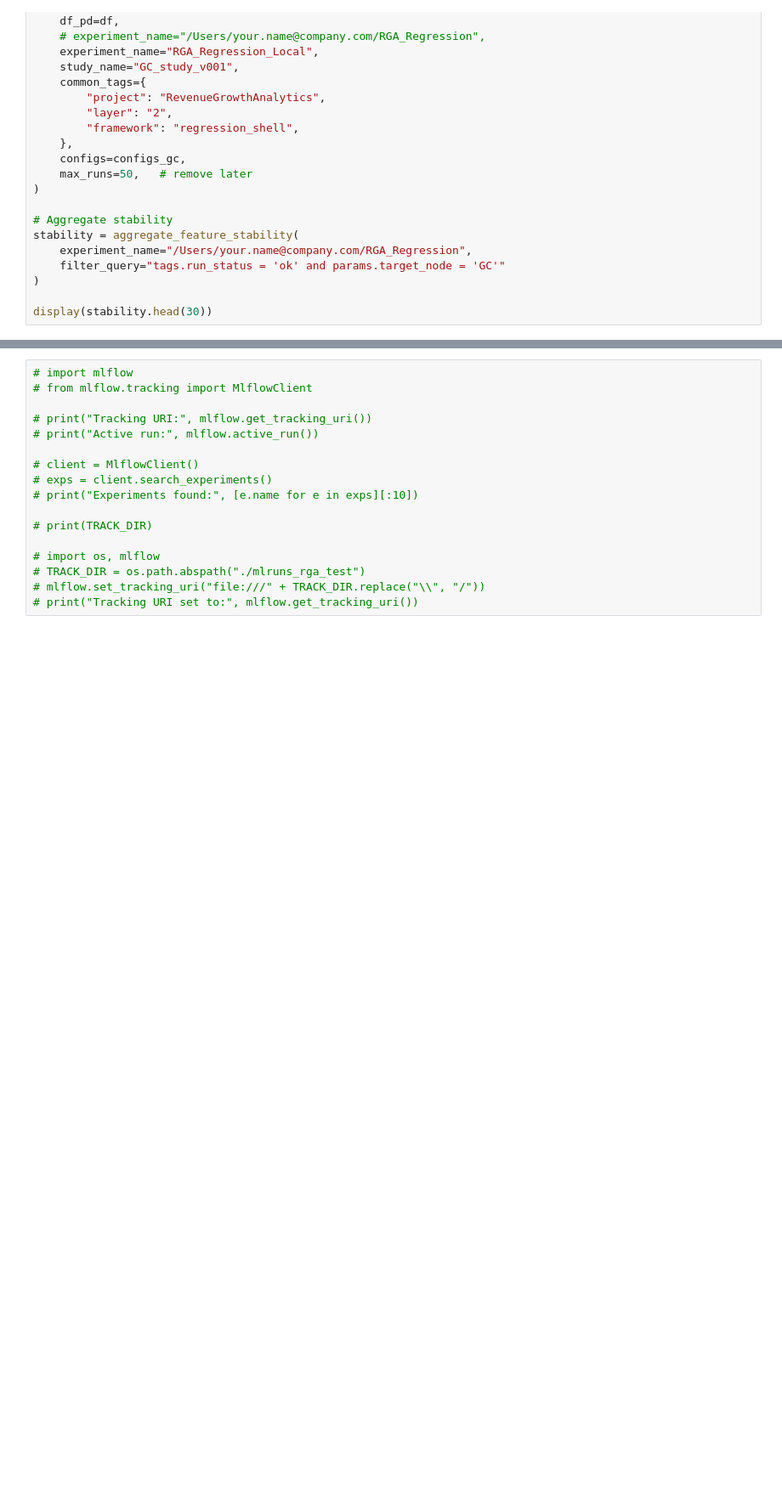
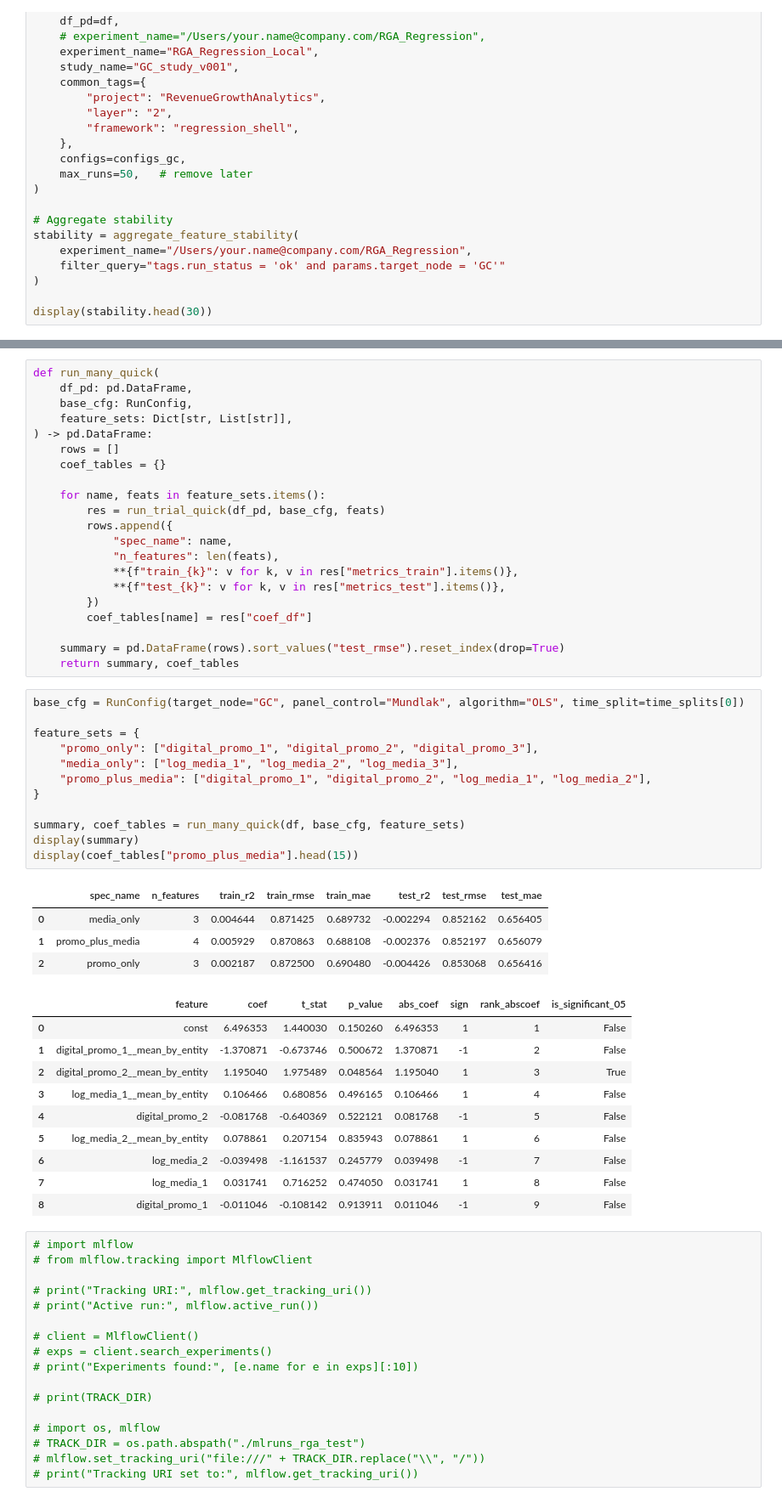
Before and after one commit to lucyq228/framework, a Jupyter notebook: mlflow_structure.ipynb, the cells around one changed output, grey strips where cells are left out. Shown at 85% size. Drawn from its saved outputs; the diff is of its cells as text; blank space fills up the shorter version.

```diff
--- a/mlflow_structure.ipynb
+++ b/mlflow_structure.ipynb
@@ -659,3 +1291,51 @@ display(stability.head(30))
+# %%
+def run_many_quick(
+    df_pd: pd.DataFrame,
+    base_cfg: RunConfig,
+    feature_sets: Dict[str, List[str]],
+) -> pd.DataFrame:
+    rows = []
+    coef_tables = {}
+
+    for name, feats in feature_sets.items():
+        res = run_trial_quick(df_pd, base_cfg, feats)
+        rows.append({
+            "spec_name": name,
+            "n_features": len(feats),
+            **{f"train_{k}": v for k, v in res["metrics_train"].items()},
+            **{f"test_{k}": v for k, v in res["metrics_test"].items()},
+        })
+        coef_tables[name] = res["coef_df"]
+
+    summary = pd.DataFrame(rows).sort_values("test_rmse").reset_index(drop=True)
+    return summary, coef_tables
+# %%
+base_cfg = RunConfig(target_node="GC", panel_control="Mundlak", algorithm="OLS", time_split=time_splits[0])
+
+feature_sets = {
+    "promo_only": ["digital_promo_1", "digital_promo_2", "digital_promo_3"],
+    "media_only": ["log_media_1", "log_media_2", "log_media_3"],
+    "promo_plus_media": ["digital_promo_1", "digital_promo_2", "log_media_1", "log_media_2"],
+}
+
+summary, coef_tables = run_many_quick(df, base_cfg, feature_sets)
+display(summary)
+display(coef_tables["promo_plus_media"].head(15))
+# %% [output]
+|  | spec_name | n_features | train_r2 | train_rmse | train_mae | test_r2 | test_rmse | test_mae |
+| 0 | media_only | 3 | 0.004644 | 0.871425 | 0.689732 | -0.002294 | 0.852162 | 0.656405 |
+| 1 | promo_plus_media | 4 | 0.005929 | 0.870863 | 0.688108 | -0.002376 | 0.852197 | 0.656079 |
+| 2 | promo_only | 3 | 0.002187 | 0.872500 | 0.690480 | -0.004426 | 0.853068 | 0.656416 |
+|  | feature | coef | t_stat | p_value | abs_coef | sign | rank_abscoef | is_significant_05 |
+| 0 | const | 6.496353 | 1.440030 | 0.150260 | 6.496353 | 1 | 1 | False |
+| 1 | digital_promo_1__mean_by_entity | -1.370871 | -0.673746 | 0.500672 | 1.370871 | -1 | 2 | False |
+| 2 | digital_promo_2__mean_by_entity | 1.195040 | 1.975489 | 0.048564 | 1.195040 | 1 | 3 | True |
+| 3 | log_media_1__mean_by_entity | 0.106466 | 0.680856 | 0.496165 | 0.106466 | 1 | 4 | False |
+| 4 | digital_promo_2 | -0.081768 | -0.640369 | 0.522121 | 0.081768 | -1 | 5 | False |
+| 5 | log_media_2__mean_by_entity | 0.078861 | 0.207154 | 0.835943 | 0.078861 | 1 | 6 | False |
+| 6 | log_media_2 | -0.039498 | -1.161537 | 0.245779 | 0.039498 | -1 | 7 | False |
+| 7 | log_media_1 | 0.031741 | 0.716252 | 0.474050 | 0.031741 | 1 | 8 | False |
+| 8 | digital_promo_1 | -0.011046 | -0.108142 | 0.913911 | 0.011046 | -1 | 9 | False |
 # %%
 # import mlflow
 # from mlflow.tracking import MlflowClient
```
Also changed, not shown: parts of 27 cells of this notebook.
